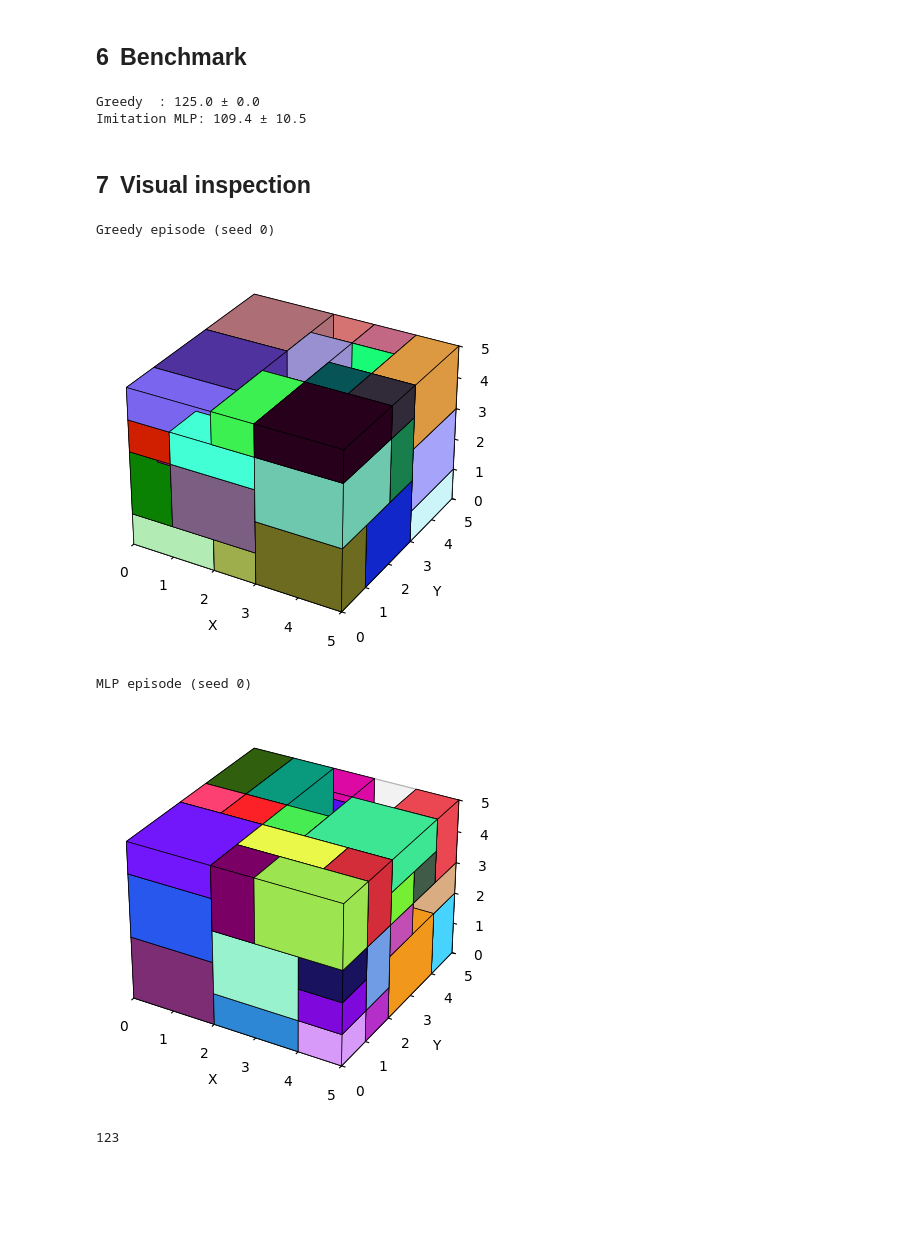
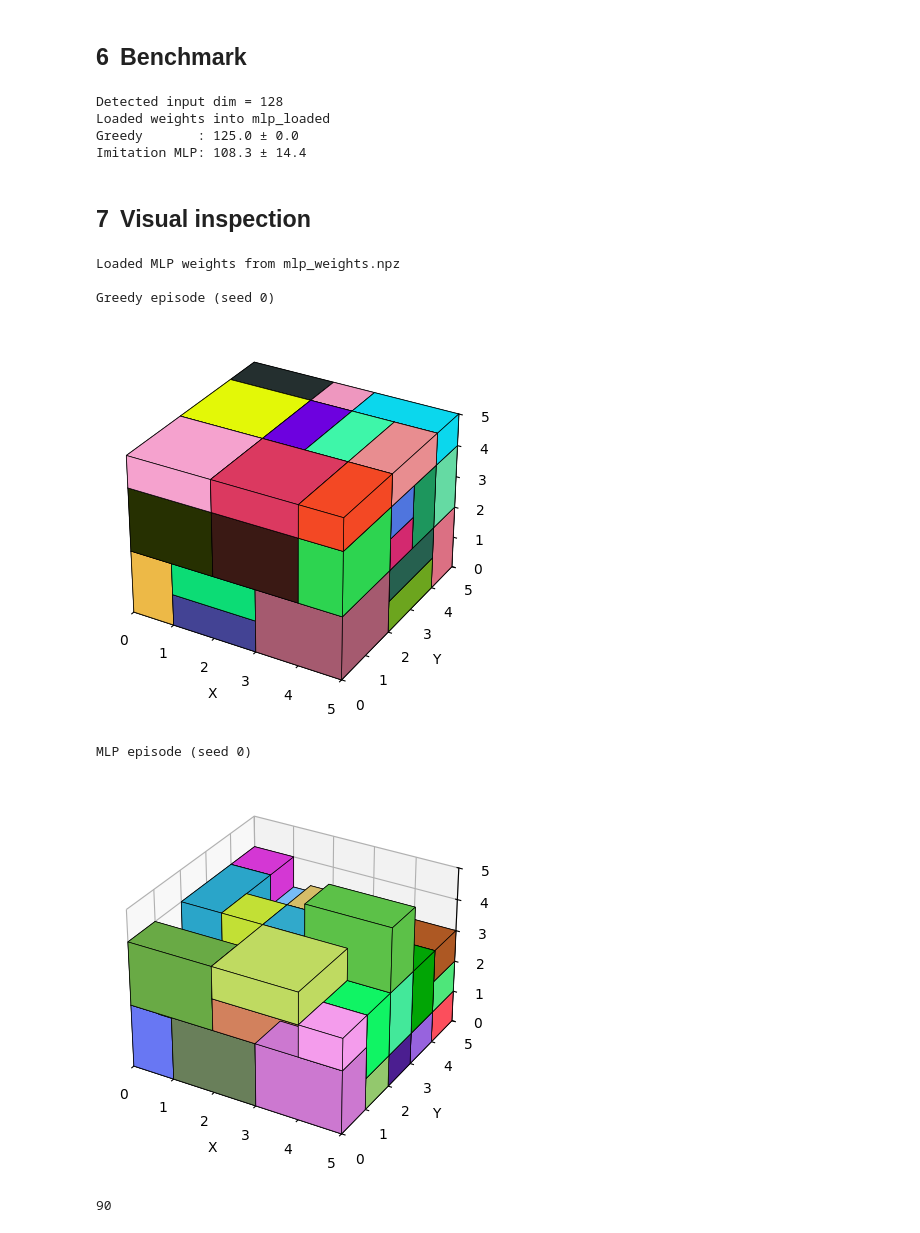
Before and after one commit to CaIIister/Machine-learning-2-Project, a Jupyter notebook: palletization_baselines.ipynb, the cells around one changed output. Drawn from its saved outputs; the diff is of its cells as text; code cells hidden in the pictures; blank space fills up the shorter version.

```diff
--- a/palletization_baselines.ipynb
+++ b/palletization_baselines.ipynb
@@ -599,44 +553,70 @@ Training complete.
 ## 5  Policies wrapper
 # %%
 
-def greedy_policy(env, obs):
-    return greedy_action(env)
+def greedy_policy(env, obs, **kwargs):
+    return greedy_action(env, obs)
 
-def mlp_policy(env, obs):
-    flat = obs.ravel()
-    return int(mlp.predict(flat[None])[0])
+def mlp_policy(env, obs, **kwargs):
+    x = obs.ravel().astype(np.float32)[None]
+    logits, _ = mlp_loaded.forward(x)
+    return int(logits.argmax(axis=1)[0])
 # %% [markdown]
 ## 6  Benchmark
 # %%
+import numpy as np
+
+weights = np.load("mlp_weights.npz")
+
+dummy_env = Pallet3DBoxEnv()
+obs0, _ = dummy_env.reset(seed=0)
+in_dim = obs0.ravel().shape[0]
+print(f"Detected input dim = {in_dim}")
+
+mlp_loaded = MLP(in_dim=in_dim, hidden=256, n_out=25)
+mlp_loaded.W1 = weights["W1"]
+mlp_loaded.b1 = weights["b1"]
+mlp_loaded.W2 = weights["W2"]
+mlp_loaded.b2 = weights["b2"]
+print("Loaded weights into mlp_loaded")
 
 def benchmark(policy_fn, seeds=range(20)):
     scores = []
     for s in seeds:
-        score = run_episode(policy_fn, env_seed=s)
+        score = run_episode(policy_fn, env_seed=s, render=False)
         scores.append(score)
     return np.mean(scores), np.std(scores)
 
 mean_g, std_g = benchmark(greedy_policy)
 mean_m, std_m = benchmark(mlp_policy)
 
-print(f'Greedy  : {mean_g:.1f} ± {std_g:.1f}')
-print(f'Imitation MLP: {mean_m:.1f} ± {std_m:.1f}')
+print(f"Greedy       : {mean_g:.1f} ± {std_g:.1f}")
+print(f"Imitation MLP: {mean_m:.1f} ± {std_m:.1f}")
 # %% [output]
-Greedy  : 125.0 ± 0.0
-Imitation MLP: 109.4 ± 10.5
+Detected input dim = 128
+Loaded weights into mlp_loaded
+Greedy       : 125.0 ± 0.0
+Imitation MLP: 108.3 ± 14.4
 # %% [markdown]
 ## 7  Visual inspection
 # %%
+import numpy as np
 
-# Render one episode for each policy
+weights = np.load("mlp_weights.npz")
+mlp_loaded = MLP(in_dim=X_demo.shape[1], hidden=256, n_out=25)
+mlp_loaded.W1, mlp_loaded.b1 = weights["W1"], weights["b1"]
+mlp_loaded.W2, mlp_loaded.b2 = weights["W2"], weights["b2"]
+print("Loaded MLP weights from mlp_weights.npz\n")
+
 print('Greedy episode (seed 0)')
 run_episode(greedy_policy, env_seed=0, render=True)
 
 print('\nMLP episode (seed 0)')
 run_episode(mlp_policy, env_seed=0, render=True)
 # %% [output]
+Loaded MLP weights from mlp_weights.npz
+
 Greedy episode (seed 0)
-[figure, old version]
+[figure, new version]
 MLP episode (seed 0)
-[figure, old version]
+[figure, new version]
-123
+90
```
Also changed, not shown: parts of 4 cells of this notebook, 1 other file.
